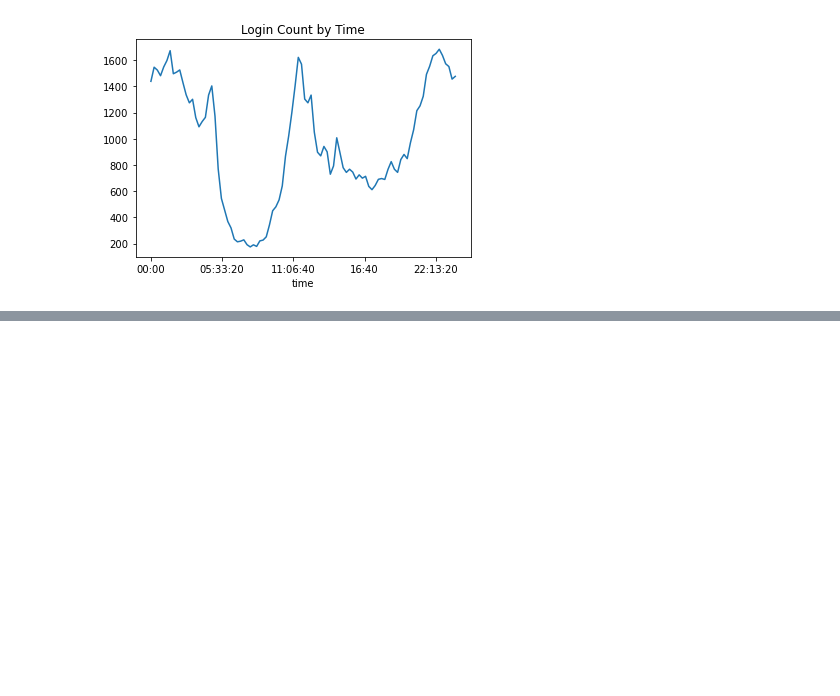
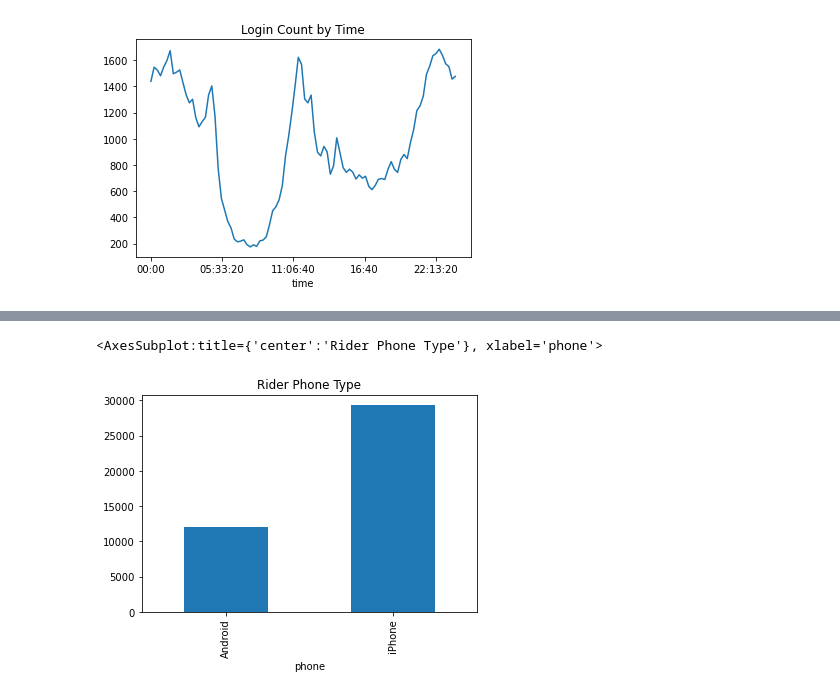
Before and after one commit to dineshh912/datascience_casestudy_springboard, a Jupyter notebook: ultimate-challenge/ultimate_challenge_solution.ipynb, the cells around one changed output, grey strips where cells are left out. Saved outputs shown, nothing was run; the diff lists cells and outputs as text; code cells hidden in the pictures; blank space fills up the shorter version.

```diff
--- a/ultimate-challenge/ultimate_challenge_solution.ipynb
+++ b/ultimate-challenge/ultimate_challenge_solution.ipynb
@@ -222,0 +412,6 @@ FALSE otherwise
+# %%
+# Check phone use
+ultimate_wo_na.groupby(['phone'])['phone'].count().plot(kind="bar", title="Rider Phone Type")
+# %% [output]
+<AxesSubplot:title={'center':'Rider Phone Type'}, xlabel='phone'>
+[figure, added]
```
Also changed, not shown: parts of 50 cells of this notebook.
